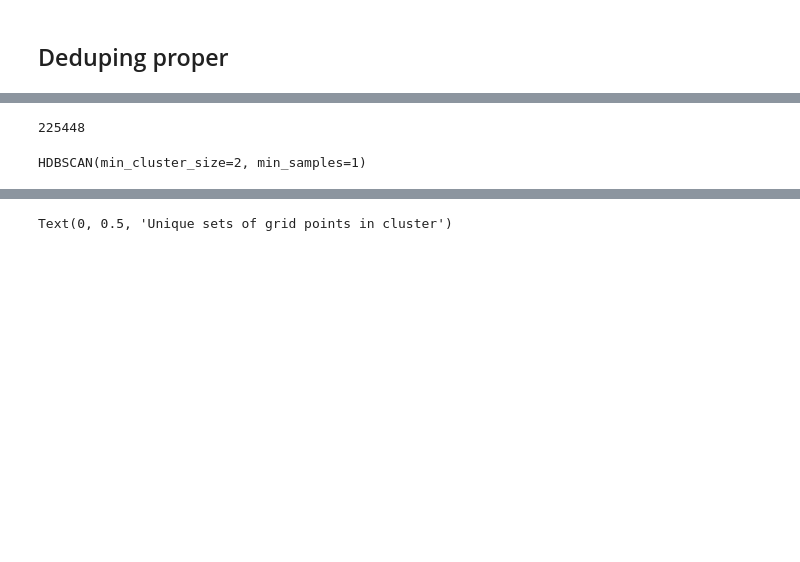
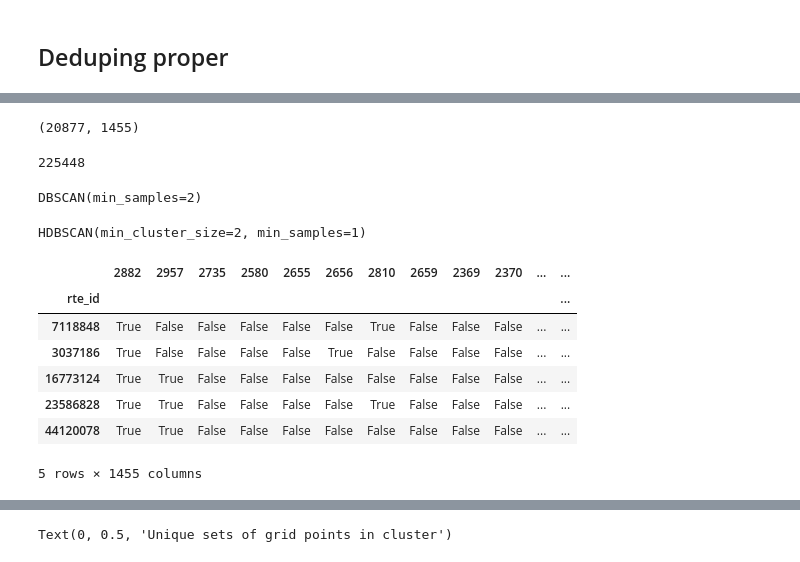
Before and after one commit to EHopper/EasyRider, a Jupyter notebook: deduping.ipynb, the cells around one changed output, grey strips where cells are left out. Cells and saved outputs as stored; diff of their text form; code cells hidden in the pictures; blank space fills up the shorter version.

```diff
--- a/deduping.ipynb
+++ b/deduping.ipynb
@@ -160,3 +174,9 @@ rte_grid_ohe.rename(columns=a).reset_index().to_feather(config.PROCESSED_DATA_PA
+# %%
+rte_grid_ohe = pd.read_feather(config.PROCESSED_DATA_PATH + 'gridpts_at_rte_{}_ohe.feather'.format(pts_per_degree))
+rte_grid_ohe.set_index('rte_id', inplace=True)
+rte_grid_ohe.shape
+# %% [output]
+(20877, 1455)
 # %%
 sdf = rte_grid_ohe.astype(pd.SparseDtype("bool", False))
 rte_grid_ohe.head()
@@ -171,6 +191,11 @@ sda.nnz
 # rte_grid_ohe.values
 # %% [output]
 225448
+# %%
+clusterer = sklearn.cluster.DBSCAN(min_samples=2, eps=0.5)
+clusterer.fit(sda)
+# %% [output]
+DBSCAN(min_samples=2)
 # %%
 clusterer = hdbscan.HDBSCAN(min_cluster_size=2, min_samples=1)
                               #min_cluster_size=100,
@@ -179,6 +204,17 @@ clusterer = hdbscan.HDBSCAN(min_cluster_size=2, min_samples=1)
 clusterer.fit(sda)
 # %% [output]
 HDBSCAN(min_cluster_size=2, min_samples=1)
+# %%
+rte_grid_ohe.head()
+# %% [output]
+|  | 2882 | 2957 | 2735 | 2580 | 2655 | 2656 | 2810 | 2659 | 2369 | 2370 | ... | ... |
+| rte_id |  |  |  |  |  |  |  |  |  |  |  | ... |
+| 7118848 | True | False | False | False | False | False | True | False | False | False | ... | ... |
+| 3037186 | True | False | False | False | False | True | False | False | False | False | ... | ... |
+| 16773124 | True | True | False | False | False | False | False | False | False | False | ... | ... |
+| 23586828 | True | True | False | False | False | False | True | False | False | False | ... | ... |
+| 44120078 | True | True | False | False | False | False | False | False | False | False | ... | ... |
+5 rows × 1455 columns
 # %%
 reducer = umap.UMAP().fit_transform(sda)
 xu = reducer[:, 0]
```
Also changed, not shown: parts of 19 cells of this notebook, 5 other files.
